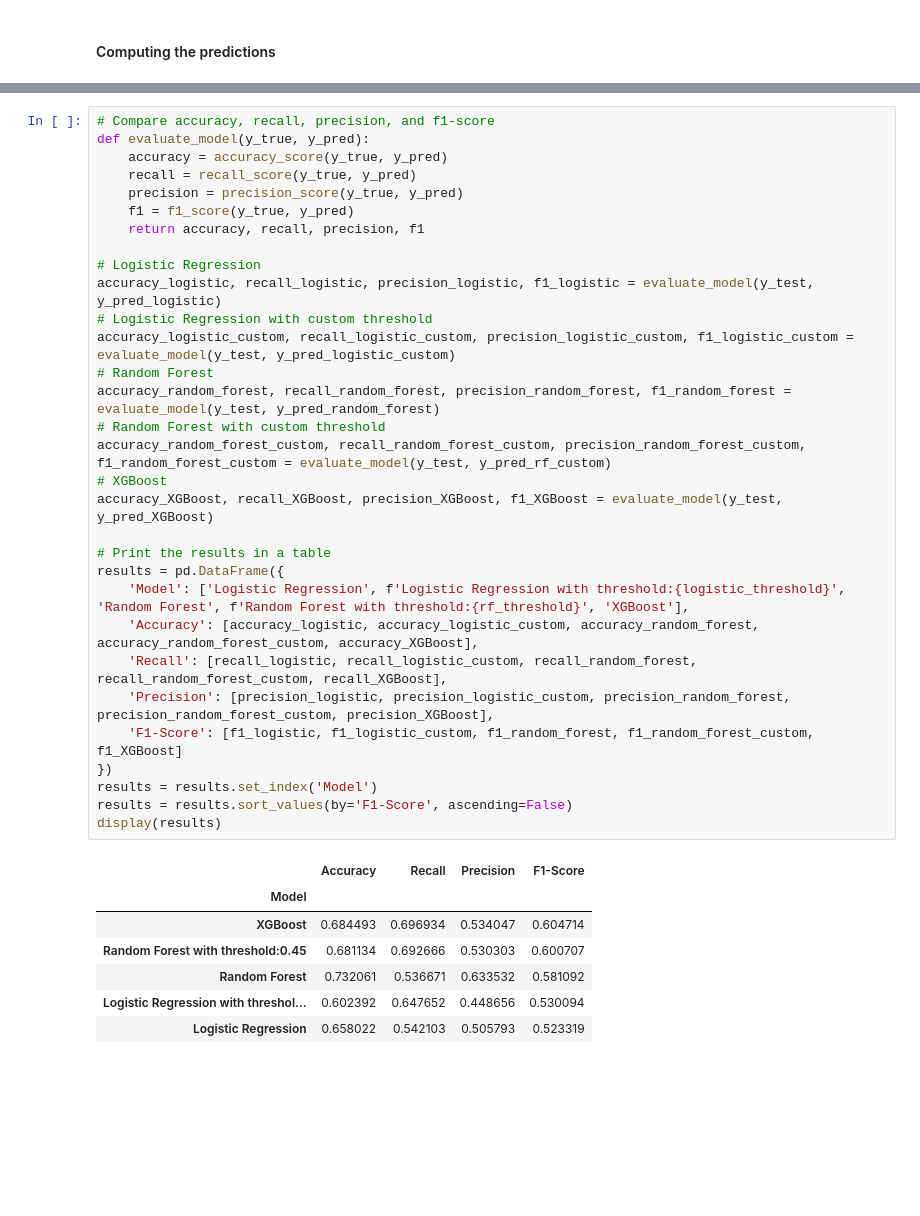
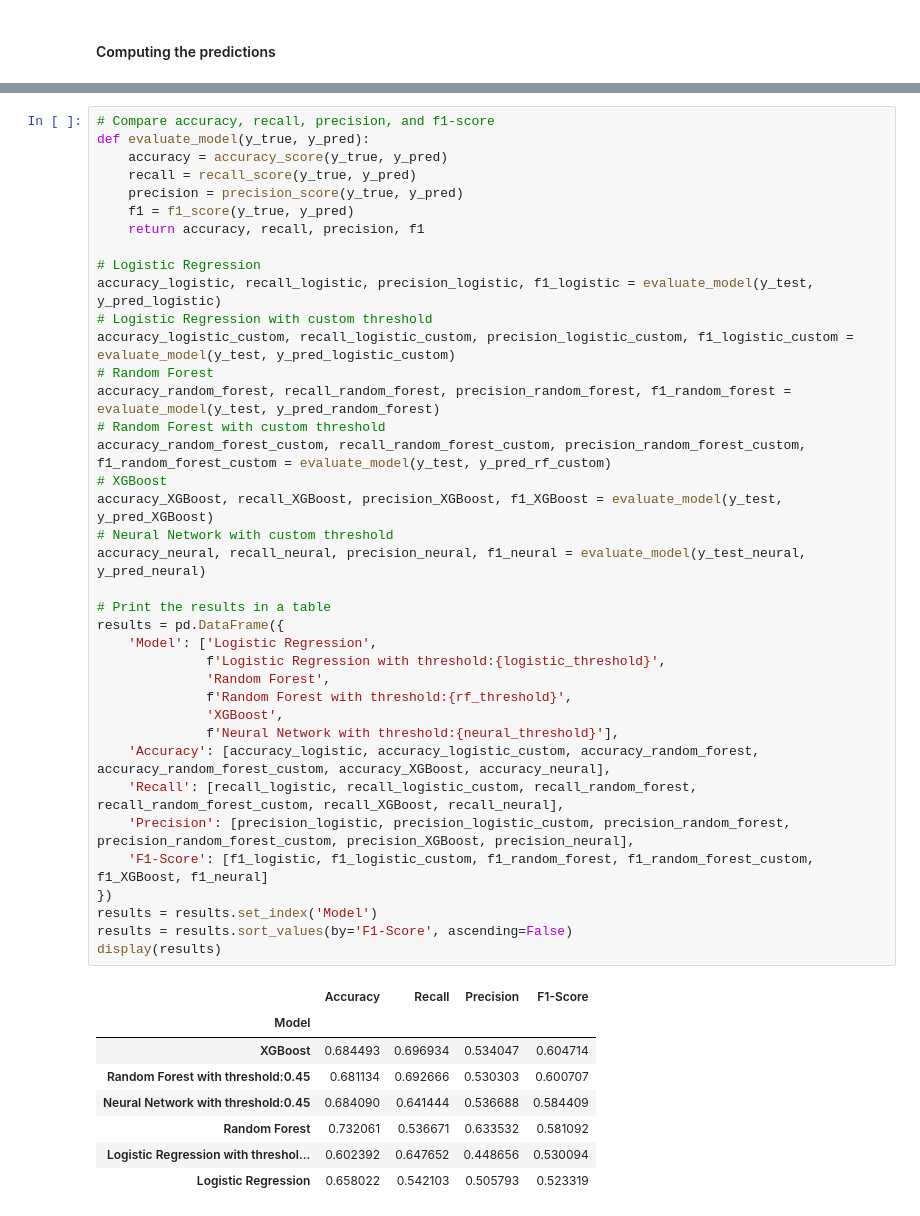
Before and after one commit to leonkriesmair/BigDataProject, a Jupyter notebook: notebooks/comparison.ipynb, the cells around one changed output, grey strips where cells are left out. Saved outputs shown, nothing was run; the diff lists cells and outputs as text; blank space fills up the shorter version.

Commit message:
add neural network to comparison

```diff
--- a/notebooks/comparison.ipynb
+++ b/notebooks/comparison.ipynb
@@ -60,38 +181,46 @@ y_pred_XGBoost = XGBoost.predict(X_test_cat)
 # Compare accuracy, recall, precision, and f1-score
 def evaluate_model(y_true, y_pred):
     accuracy = accuracy_score(y_true, y_pred)
     recall = recall_score(y_true, y_pred)
     precision = precision_score(y_true, y_pred)
     f1 = f1_score(y_true, y_pred)
     return accuracy, recall, precision, f1
 
 # Logistic Regression
 accuracy_logistic, recall_logistic, precision_logistic, f1_logistic = evaluate_model(y_test, y_pred_logistic)
 # Logistic Regression with custom threshold
 accuracy_logistic_custom, recall_logistic_custom, precision_logistic_custom, f1_logistic_custom = evaluate_model(y_test, y_pred_logistic_custom)
 # Random Forest
 accuracy_random_forest, recall_random_forest, precision_random_forest, f1_random_forest = evaluate_model(y_test, y_pred_random_forest)
 # Random Forest with custom threshold
 accuracy_random_forest_custom, recall_random_forest_custom, precision_random_forest_custom, f1_random_forest_custom = evaluate_model(y_test, y_pred_rf_custom)
 # XGBoost
 accuracy_XGBoost, recall_XGBoost, precision_XGBoost, f1_XGBoost = evaluate_model(y_test, y_pred_XGBoost)
+# Neural Network with custom threshold
+accuracy_neural, recall_neural, precision_neural, f1_neural = evaluate_model(y_test_neural, y_pred_neural)
 
 # Print the results in a table
 results = pd.DataFrame({
-    'Model': ['Logistic Regression', f'Logistic Regression with threshold:{logistic_threshold}', 'Random Forest', f'Random Forest with threshold:{rf_threshold}', 'XGBoost'],
-    'Accuracy': [accuracy_logistic, accuracy_logistic_custom, accuracy_random_forest, accuracy_random_forest_custom, accuracy_XGBoost],
-    'Recall': [recall_logistic, recall_logistic_custom, recall_random_forest, recall_random_forest_custom, recall_XGBoost],
-    'Precision': [precision_logistic, precision_logistic_custom, precision_random_forest, precision_random_forest_custom, precision_XGBoost],
-    'F1-Score': [f1_logistic, f1_logistic_custom, f1_random_forest, f1_random_forest_custom, f1_XGBoost]
+    'Model': ['Logistic Regression',
+              f'Logistic Regression with threshold:{logistic_threshold}',
+              'Random Forest',
+              f'Random Forest with threshold:{rf_threshold}',
+              'XGBoost',
+              f'Neural Network with threshold:{neural_threshold}'],
+    'Accuracy': [accuracy_logistic, accuracy_logistic_custom, accuracy_random_forest, accuracy_random_forest_custom, accuracy_XGBoost, accuracy_neural],
+    'Recall': [recall_logistic, recall_logistic_custom, recall_random_forest, recall_random_forest_custom, recall_XGBoost, recall_neural],
+    'Precision': [precision_logistic, precision_logistic_custom, precision_random_forest, precision_random_forest_custom, precision_XGBoost, precision_neural],
+    'F1-Score': [f1_logistic, f1_logistic_custom, f1_random_forest, f1_random_forest_custom, f1_XGBoost, f1_neural]
 })
 results = results.set_index('Model')
 results = results.sort_values(by='F1-Score', ascending=False)
 display(results)
 # %% [output]
 |  | Accuracy | Recall | Precision | F1-Score |
 | Model |  |  |  |  |
 | XGBoost | 0.684493 | 0.696934 | 0.534047 | 0.604714 |
 | Random Forest with threshold:0.45 | 0.681134 | 0.692666 | 0.530303 | 0.600707 |
+| Neural Network with threshold:0.45 | 0.684090 | 0.641444 | 0.536688 | 0.584409 |
 | Random Forest | 0.732061 | 0.536671 | 0.633532 | 0.581092 |
 | Logistic Regression with threshol... | 0.602392 | 0.647652 | 0.448656 | 0.530094 |
 | Logistic Regression | 0.658022 | 0.542103 | 0.505793 | 0.523319 |
```
Also changed, not shown: parts of 6 cells of this notebook, 1 other file.
